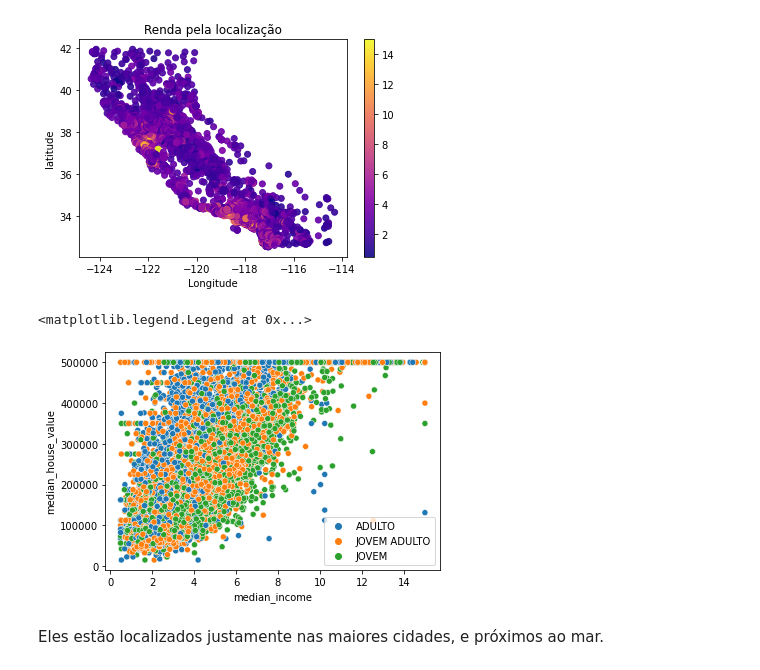
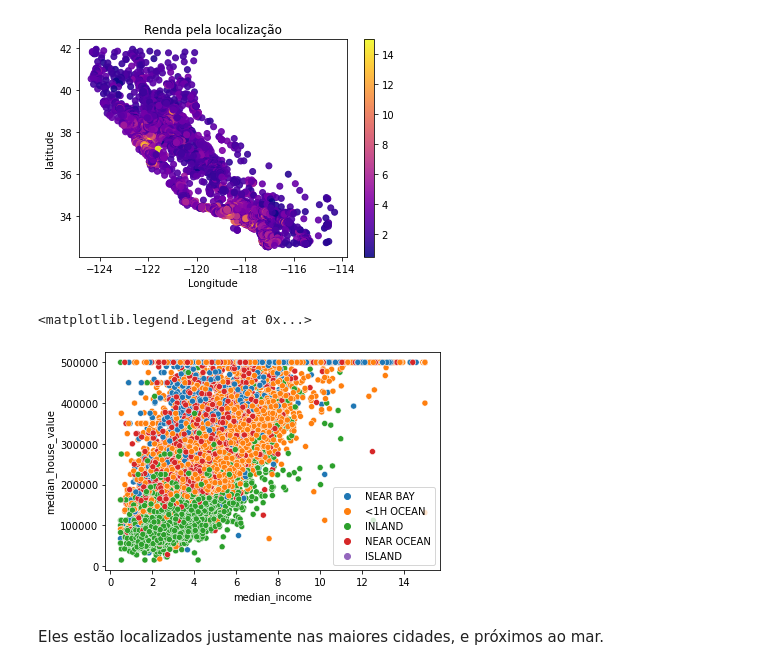
Before and after one commit to thomasbekhor/Exploratory-and-Predictive-Analysis, a Jupyter notebook: Housing_Regression.ipynb, the cells around one changed output. Cells and saved outputs as stored; diff of their text form; code cells hidden in the pictures.

```diff
--- a/Housing_Regression.ipynb
+++ b/Housing_Regression.ipynb
@@ -522,9 +470,9 @@ plt.show()
 # %% [output]
 [figure]
 # %%
-sns.scatterplot('median_income', 'median_house_value', data=df_house, hue=subset["IDADE"])
+sns.scatterplot('median_income', 'median_house_value', data=df_house, hue="ocean_proximity")
 
 plt.legend()
 # %% [output]
 <matplotlib.legend.Legend at 0x...>
-[figure, old version]
+[figure, new version]
```
Also changed, not shown: parts of 41 cells of this notebook.
